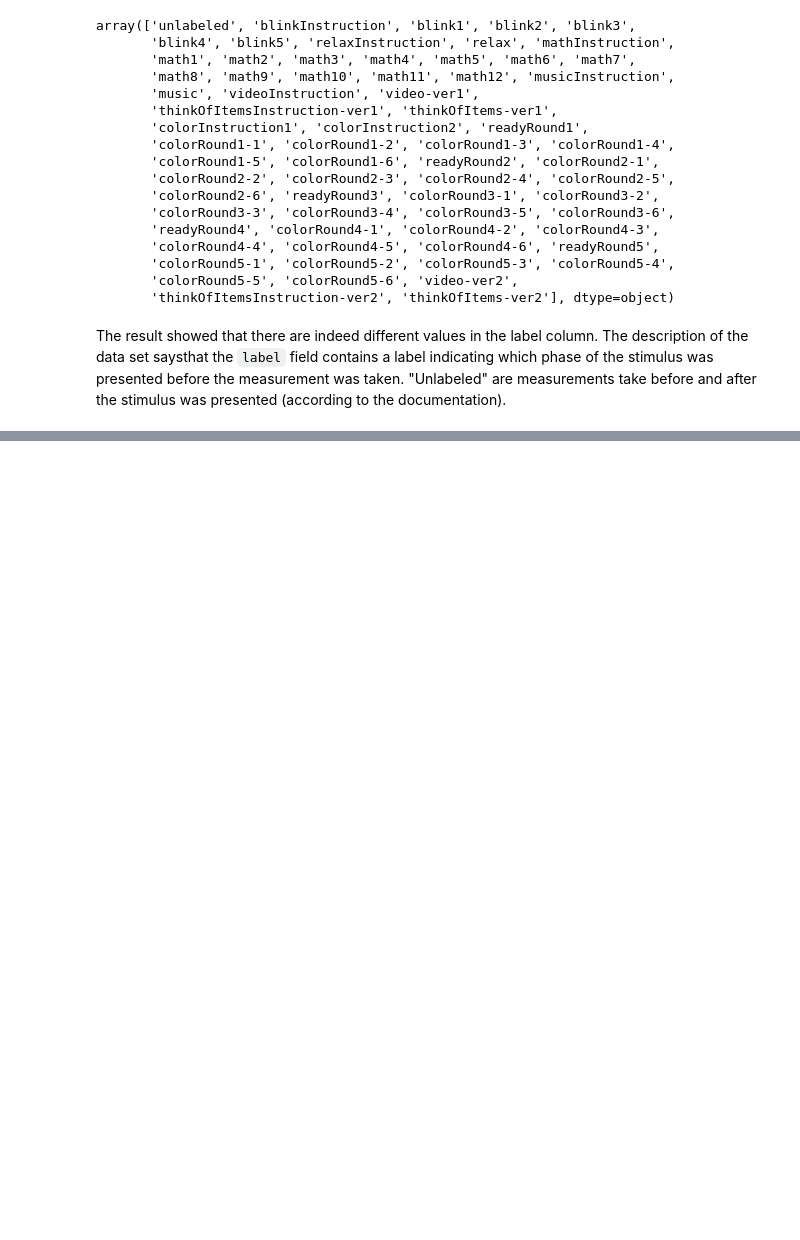
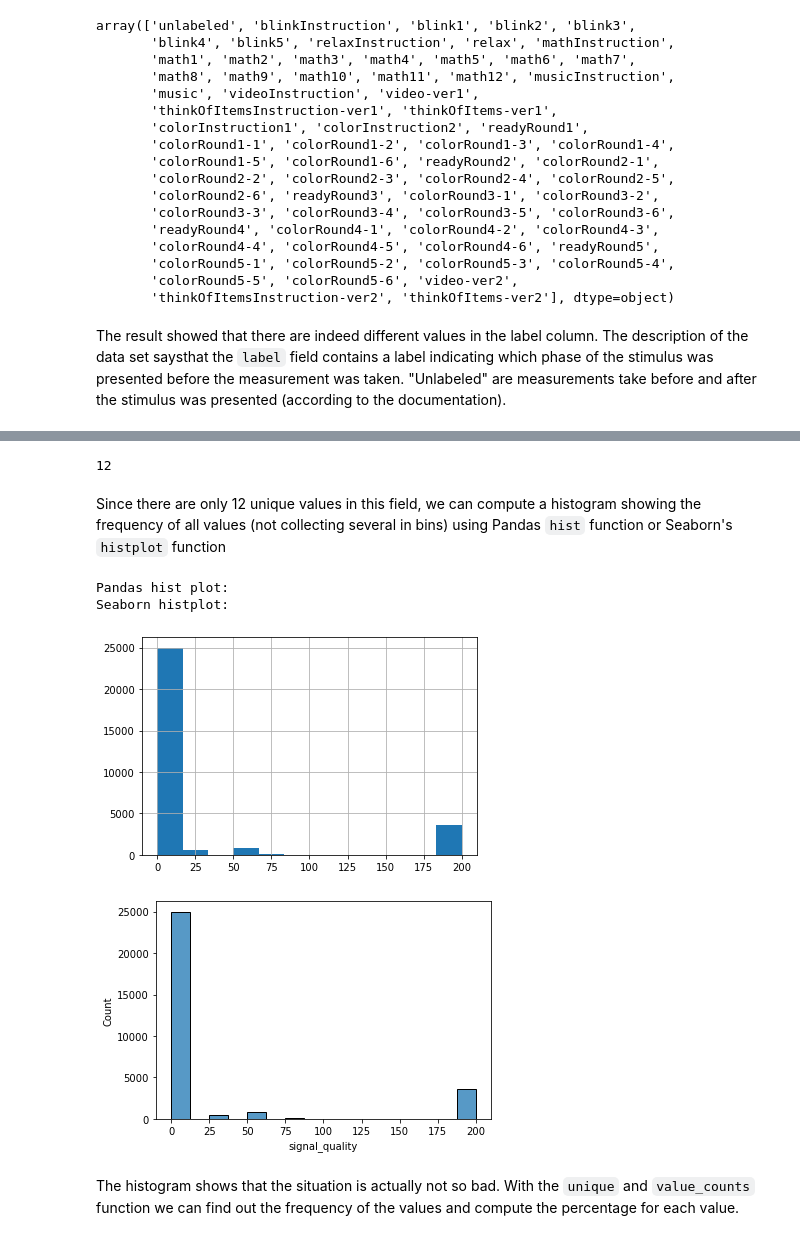
Before and after one commit to bwulff/ac_cc_project, a Jupyter notebook: project.ipynb, the cells around one changed output, grey strips where cells are left out. Cells and saved outputs as stored; diff of their text form; code cells hidden in the pictures; blank space fills up the shorter version.

Commit message:
added some more data exploration

```diff
--- a/project.ipynb
+++ b/project.ipynb
@@ -14,7 +15,7 @@ The data from the EEG head bands was collected on a central server that keept tr
 
 We started with an exploration of the data's shape, the columns, their semantics as stated in the documentation and the data types.
 # %%
-data = pd.read_csv('eeg-data.csv')
+data = pd.read_csv('data/eeg-data.csv')
 data.shape
 # %% [output]
 (30013, 13)
@@ -97,0 +103,19 @@ The result showed that there are indeed different values in the label column. Th
+# %%
+n_bins = data['signal_quality'].nunique()
+n_bins
+# %% [output]
+12
+# %% [markdown]
+Since there are only 12 unique values in this field, we can compute a histogram showing the frequency of all values (not collecting several in bins) using Pandas `hist` function or Seaborn's `histplot` function
+# %%
+data['signal_quality'].hist(bins=n_bins)
+
+fig, ax = plt.subplots(figsize=(6,4))
+ax = sns.histplot(data=data, x='signal_quality', ax=ax)
+# %% [output]
+Pandas hist plot:
+Seaborn histplot:
+[figure, added]
+[figure, added]
+# %% [markdown]
+The histogram shows that the situation is actually not so bad. With the `unique` and `value_counts` function we can find out the frequency of the values and compute the percentage for each value.
```
Also changed, not shown: parts of 4 cells of this notebook.
